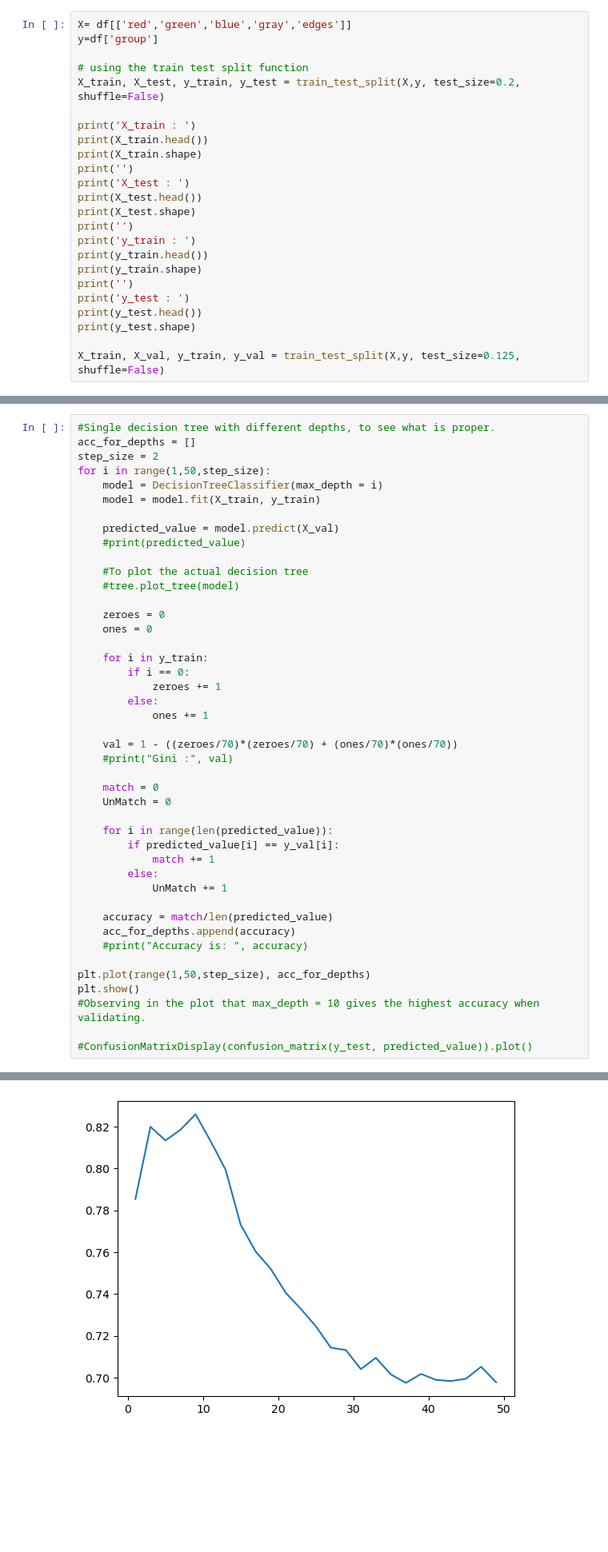
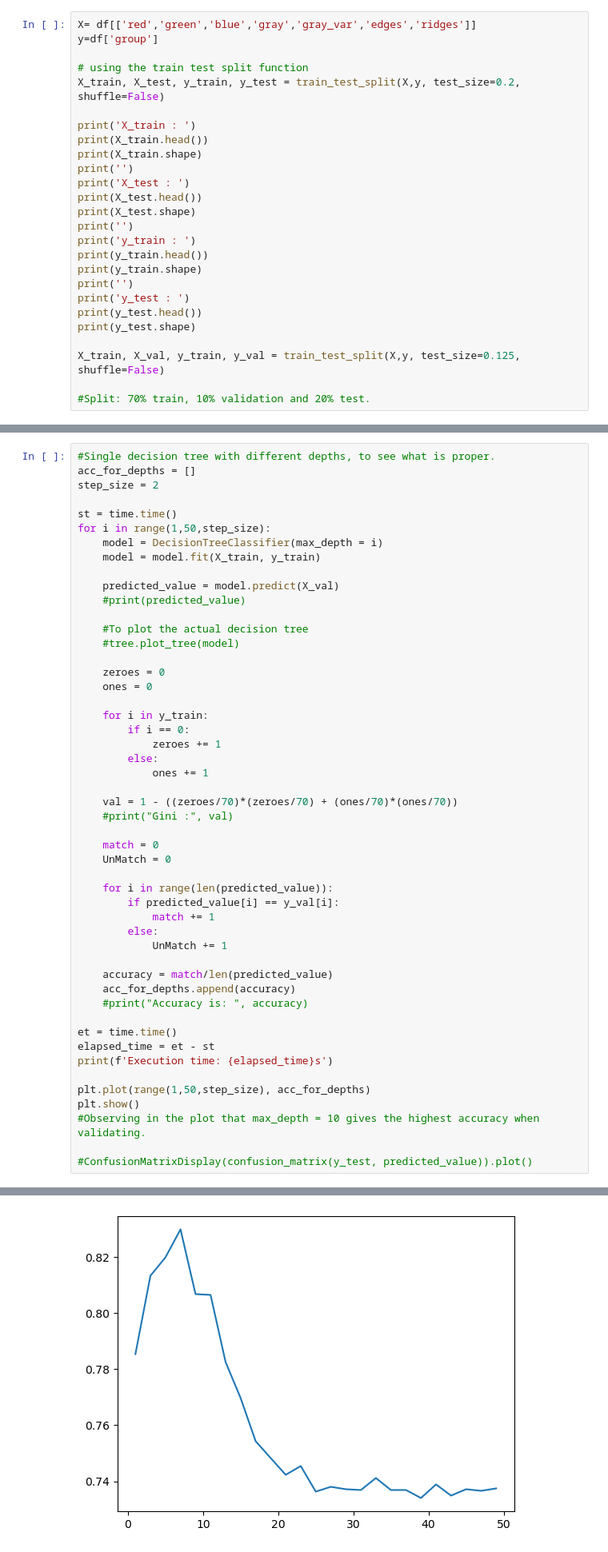
Before and after one commit to fredrikSveen/MALIS_project, a Jupyter notebook: ML_stuff.ipynb, the cells around one changed output, grey strips where cells are left out. Shown: that part at 80% size. Cells and saved outputs as stored; diff of their text form; blank space fills up the shorter version.

Commit message:
Added ridge detection and gray variance

```diff
--- a/ML_stuff.ipynb
+++ b/ML_stuff.ipynb
@@ -34,7 +34,7 @@ data/10295/1/10295_idx5_x1251_y1851_class1.png  0.435931    465      1
 # %% [markdown]
 ## Splitting in train and test set.
 # %%
-X= df[['red','green','blue','gray','edges']]
+X= df[['red','green','blue','gray','gray_var','edges','ridges']]
 y=df['group']
 
 # using the train test split function
@@ -57,6 +57,8 @@ print(y_test.head())
 print(y_test.shape)
 
 X_train, X_val, y_train, y_val = train_test_split(X,y, test_size=0.125, shuffle=False)
+
+#Split: 70% train, 10% validation and 20% test.
 # %% [output]
 X_train :
                                                    red   green    blue  \
@@ -81,6 +83,8 @@ Name: group, dtype: int64
 #Single decision tree with different depths, to see what is proper.
 acc_for_depths = []
 step_size = 2
+
+st = time.time()
 for i in range(1,50,step_size):
     model = DecisionTreeClassifier(max_depth = i)
     model = model.fit(X_train, y_train)
@@ -116,6 +120,10 @@ for i in range(1,50,step_size):
     acc_for_depths.append(accuracy)
     #print("Accuracy is: ", accuracy)
 
+et = time.time()
+elapsed_time = et - st
+print(f'Execution time: {elapsed_time}s')
+
 plt.plot(range(1,50,step_size), acc_for_depths)
 plt.show()
 #Observing in the plot that max_depth = 10 gives the highest accuracy when validating.
@@ -125,4 +134,4 @@ plt.show()
-[figure, old version]
+[figure, new version]
 # %%
 #Random forest classification with different values for max_depth
 acc_for_depths = []
```
Also changed, not shown: parts of 5 cells of this notebook, 2 other files.
